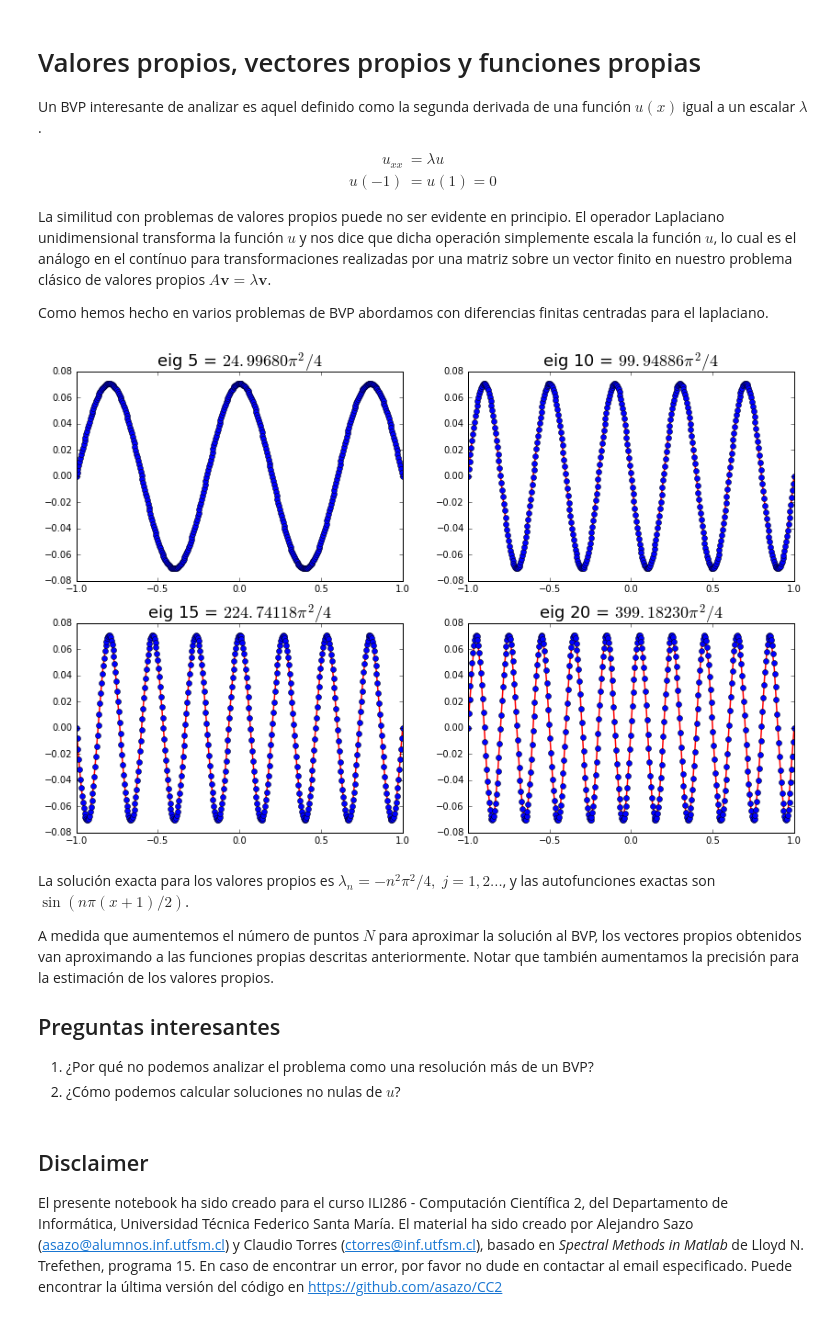
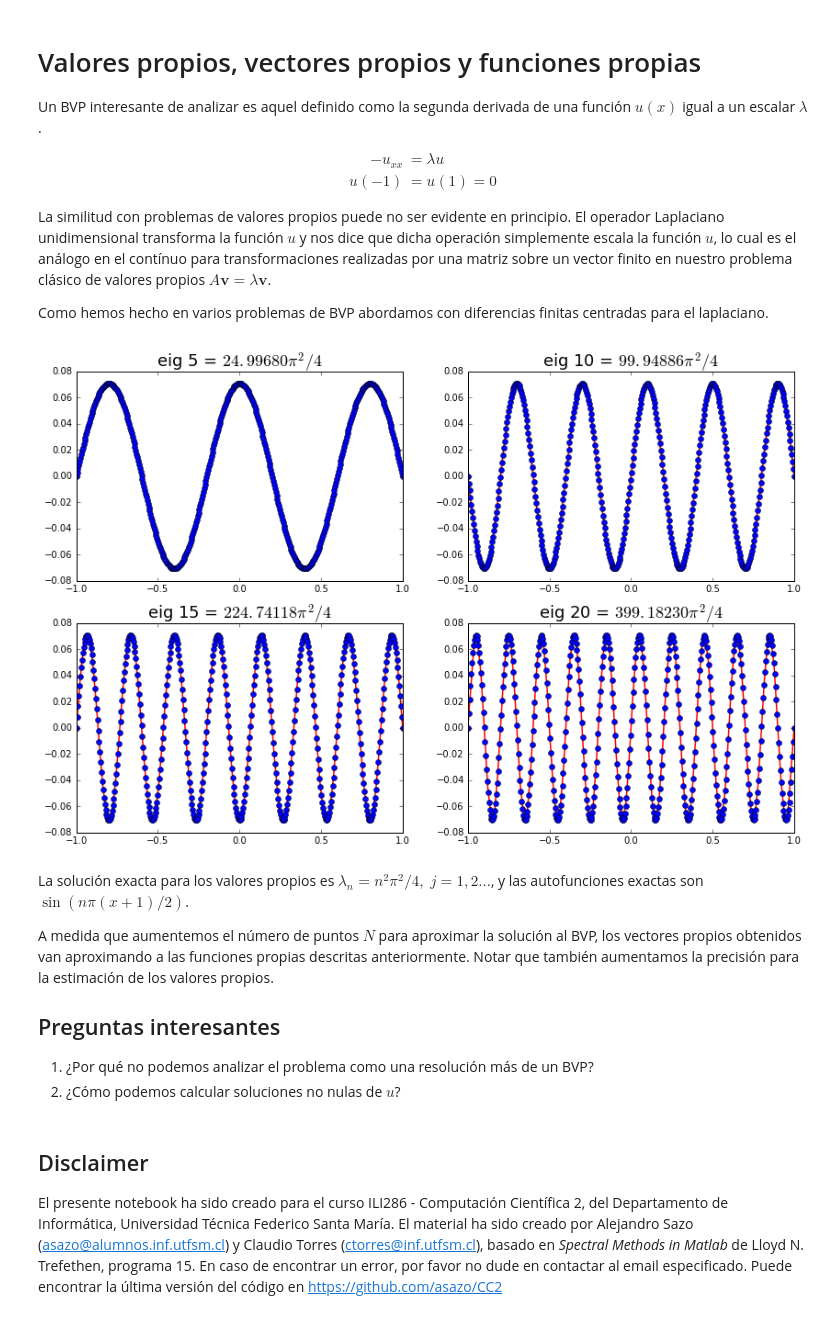
Before and after one commit to asazo/CC2, a Jupyter notebook: BVP/eigenfunctions.ipynb, the cells around one changed output. Drawn from its saved outputs; the diff is of its cells as text; code cells hidden in the pictures.

Commit message:
Improved eigenfunctions notebook, using -lambda

```diff
--- a/BVP/eigenfunctions.ipynb
+++ b/BVP/eigenfunctions.ipynb
@@ -4,7 +4,7 @@
 Un BVP interesante de analizar es aquel definido como la segunda derivada de una función $u(x)$ igual a un escalar $\lambda$.
 
 \begin{align}
-u_{xx} &= \lambda u \\
+-u_{xx} &= \lambda u \\
 u(-1) &= u(1) = 0
 \end{align}
 
@@ -19,35 +19,35 @@ import matplotlib.pyplot as plt
 N = 400
 xl, xr = -1, 1
 h = (xr-xl)/(N+1)
-D = (np.diag(-2*np.ones(N),0) + np.diag(np.ones(N-1),1) + np.diag(np.ones(N-1),-1))*(1/h**2)
+D = -((np.diag(-2*np.ones(N),0) + np.diag(np.ones(N-1),1) + np.diag(np.ones(N-1),-1))*(1/h**2))
 Lam, V = np.linalg.eig(D)
-ii = Lam.argsort()[::-1]
+ii = Lam.argsort()
 Lam = Lam[ii]
 V = V[:,ii]
 # %%
 x = np.linspace(xl,xr,N+2)
 xx = np.linspace(xl, xr, 100)
 fig, axes = plt.subplots(2,2,figsize=(14,9))
 axes[0,0].plot(xx, np.polyval(np.polyfit(x, np.concatenate([[0],V[:,4],[0]]), N), xx),'r-',lw=1.5)
 axes[0,0].plot(x, np.concatenate([[0],V[:,4],[0]]),'o')
-axes[0,0].set_title(r"eig 5 = $%.5f\pi^2/4$" % (-Lam[4]*4/np.pi**2), fontsize=18)
+axes[0,0].set_title(r"eig 5 = $%.5f\pi^2/4$" % (Lam[4]*4/np.pi**2), fontsize=18)
 
 axes[0,1].plot(xx, np.polyval(np.polyfit(x, np.concatenate([[0],V[:,9],[0]]), N), xx),'r-',lw=1.5)
 axes[0,1].plot(x, np.concatenate([[0],V[:,9],[0]]),'o')
-axes[0,1].set_title(r"eig 10 = $%.5f\pi^2/4$" % (-Lam[9]*4/np.pi**2), fontsize=18)
+axes[0,1].set_title(r"eig 10 = $%.5f\pi^2/4$" % (Lam[9]*4/np.pi**2), fontsize=18)
 
 axes[1,0].plot(xx, np.polyval(np.polyfit(x, np.concatenate([[0],V[:,14],[0]]), N), xx),'r-',lw=1.5)
 axes[1,0].plot(x, np.concatenate([[0],V[:,14],[0]]),'o')
-axes[1,0].set_title(r"eig 15 = $%.5f\pi^2/4$" % (-Lam[14]*4/np.pi**2), fontsize=18)
+axes[1,0].set_title(r"eig 15 = $%.5f\pi^2/4$" % (Lam[14]*4/np.pi**2), fontsize=18)
 
 axes[1,1].plot(xx, np.polyval(np.polyfit(x, np.concatenate([[0],V[:,19],[0]]), N), xx),'r-',lw=1.5)
 axes[1,1].plot(x, np.concatenate([[0],V[:,19],[0]]),'o')
-axes[1,1].set_title(r"eig 20 = $%.5f\pi^2/4$" % (-Lam[19]*4/np.pi**2), fontsize=18)
+axes[1,1].set_title(r"eig 20 = $%.5f\pi^2/4$" % (Lam[19]*4/np.pi**2), fontsize=18)
 plt.show()
 # %% [output]
-[figure, old version]
+[figure, new version]
 # %% [markdown]
-La solución exacta para los valores propios es $\displaystyle \lambda_n = -n^2\pi^2/4,\;j=1,2\ldots$, y las autofunciones exactas son $\displaystyle \sin(n\pi(x+1)/2)$.
+La solución exacta para los valores propios es $\displaystyle \lambda_n = n^2\pi^2/4,\;j=1,2\ldots$, y las autofunciones exactas son $\displaystyle \sin(n\pi(x+1)/2)$.
 
 A medida que aumentemos el número de puntos $N$ para aproximar la solución al BVP, los vectores propios obtenidos van aproximando a las funciones propias descritas anteriormente. Notar que también aumentamos la precisión para la estimación de los valores propios.
 
```
